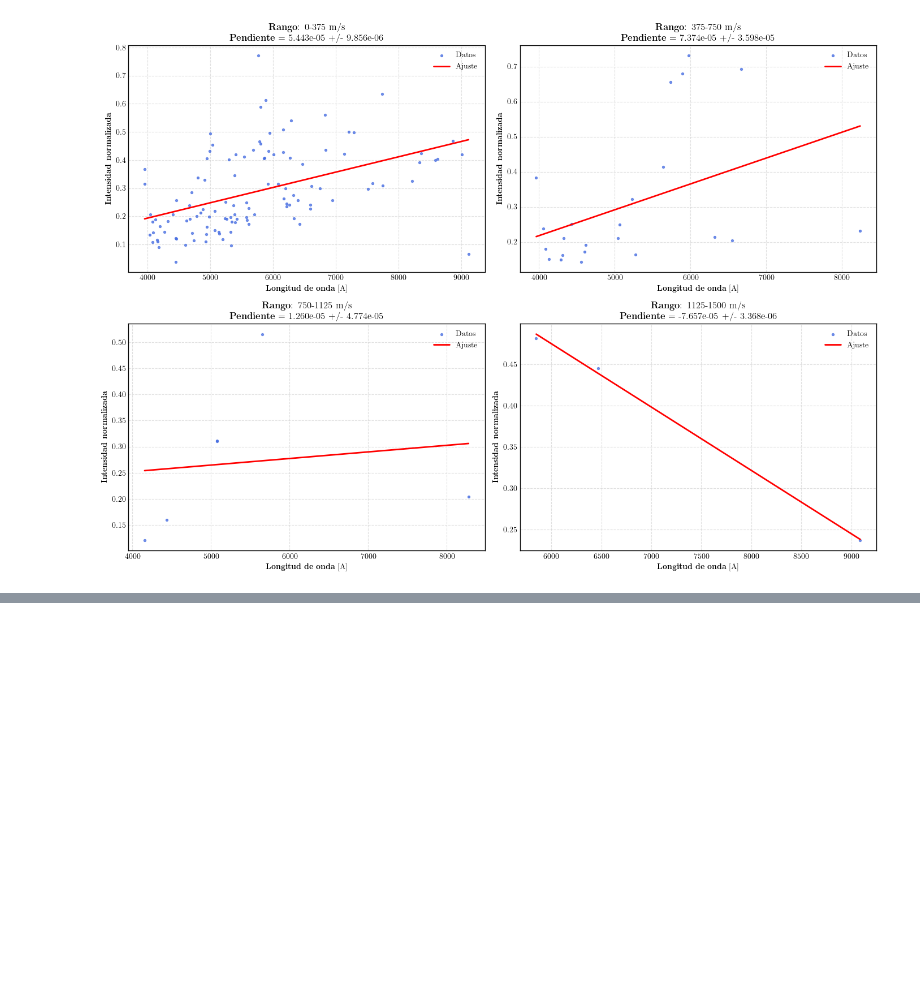
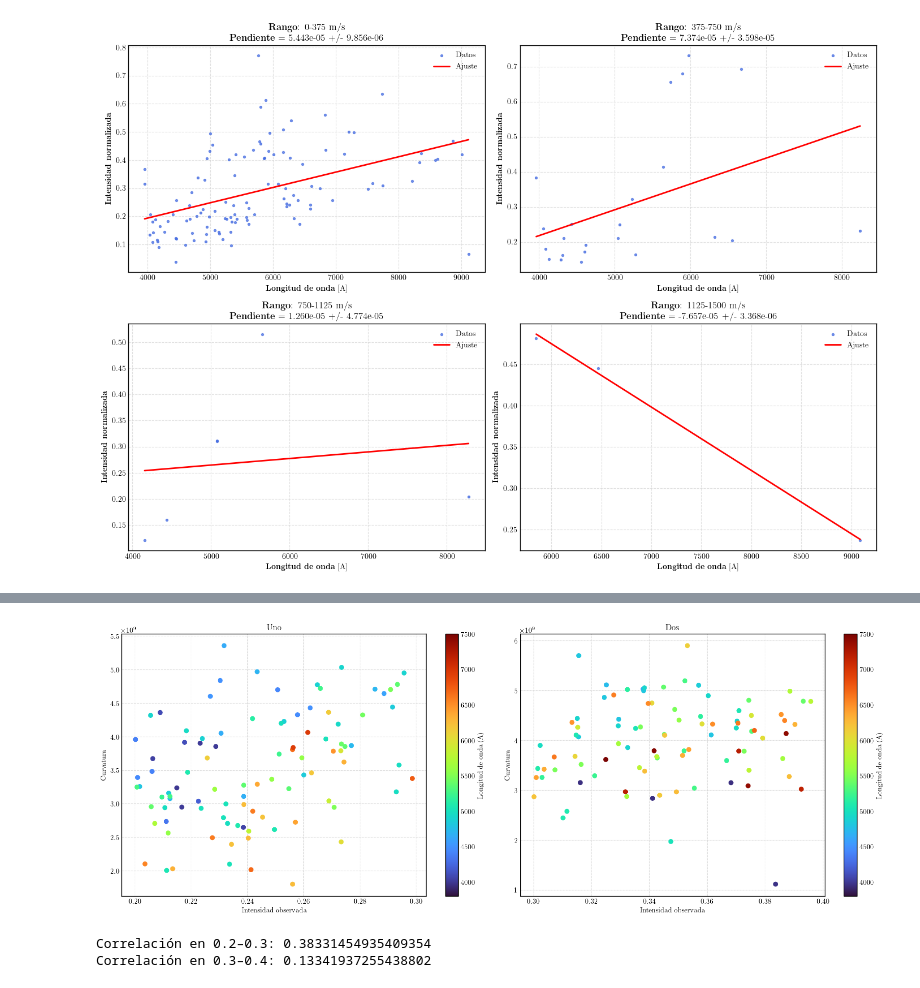
Before and after one commit to LaraGomezN/Aldebaran, a Jupyter notebook: main.ipynb, the cells around one changed output, grey strips where cells are left out. Saved outputs shown, nothing was run; the diff lists cells and outputs as text; code cells hidden in the pictures; blank space fills up the shorter version.

```diff
--- a/main.ipynb
+++ b/main.ipynb
@@ -512,0 +521,60 @@ plt.show()
+# %%
+# ---------------------------
+# CORTES VERTICALES
+# ---------------------------
+
+# Corte 1: Intensidad entre 0.2 y 0.3
+corte_1 = df_visible[(df_visible["y_obs"] >= 0.2) & (df_visible["y_obs"] < 0.3)]
+
+# Corte 2: Intensidad entre 0.3 y 0.4
+corte_2 = df_visible[(df_visible["y_obs"] >= 0.3) & (df_visible["y_obs"] < 0.4)]
+
+
+# ---------------------------
+# GRAFICAR CADA CORTE
+# ---------------------------
+fig, ax = plt.subplots(1, 2, figsize=(16, 6))
+
+# Corte 1
+sc1 = ax[0].scatter(
+    corte_1["y_obs"],          # Intensidad → eje x
+    corte_1["curvature"],      # Curvatura  → eje y
+    c=corte_1["lambda_obs"],   # Color → longitud de onda
+    cmap=cmap,
+    norm=norm
+)
+ax[0].set_title("Uno")
+ax[0].set_xlabel("Intensidad observada")
+ax[0].set_ylabel("Curvatura")
+ax[0].grid(True, linestyle="--", alpha=0.7)
+plt.colorbar(sc1, ax=ax[0], label="Longitud de onda (A)")
+
+
+# Corte 2
+sc2 = ax[1].scatter(
+    corte_2["y_obs"],
+    corte_2["curvature"],
+    c=corte_2["lambda_obs"],
+    cmap=cmap,
+    norm=norm
+)
+ax[1].set_title("Dos")
+ax[1].set_xlabel("Intensidad observada")
+ax[1].set_ylabel("Curvatura")
+ax[1].grid(True, linestyle="--", alpha=0.7)
+plt.colorbar(sc2, ax=ax[1], label="Longitud de onda (A)")
+
+
+plt.tight_layout()
+plt.show()
+# %% [output]
+[figure, added]
+# %%
+corr_1 = corte_1["curvature"].corr(corte_1["y_obs"])
+corr_2 = corte_2["curvature"].corr(corte_2["y_obs"])
+
+print("Correlación en 0.2–0.3:", corr_1)
+print("Correlación en 0.3–0.4:", corr_2)
+# %% [output]
+Correlación en 0.2–0.3: 0.38331454935409354
+Correlación en 0.3–0.4: 0.13341937255438802
```
Also changed, not shown: parts of 1 cell of this notebook, 1 other file.
